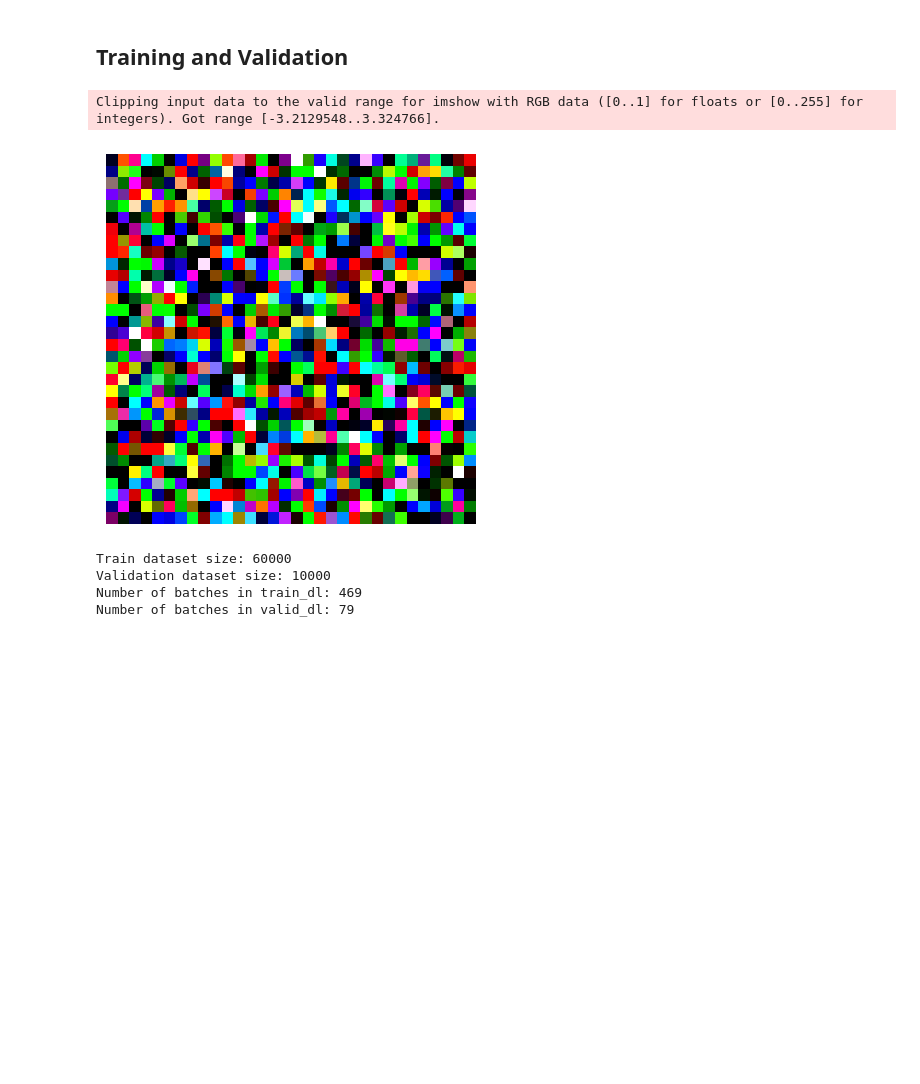
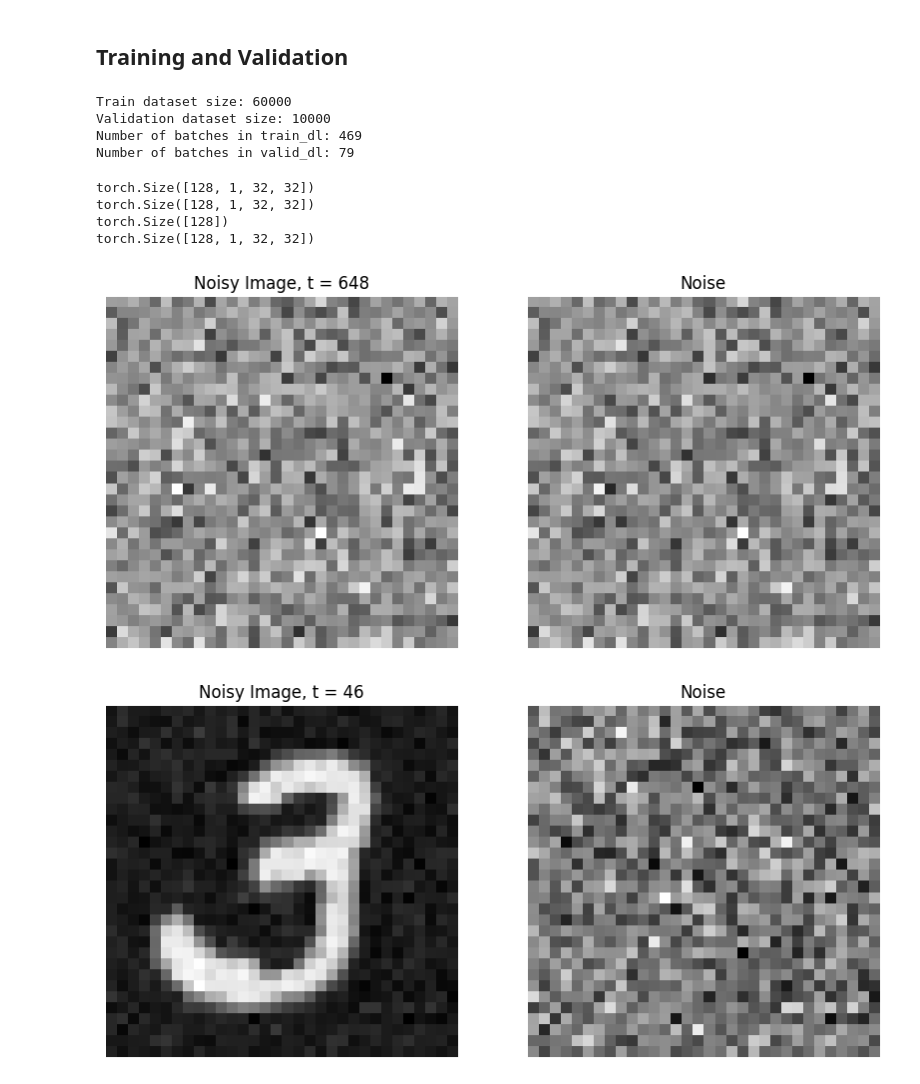
Before and after one commit to aryamanpandya99/computer_vision, a Jupyter notebook: ddpm.ipynb, the cells around one changed output. Saved outputs shown, nothing was run; the diff lists cells and outputs as text; code cells hidden in the pictures; blank space fills up the shorter version.

```diff
--- a/ddpm.ipynb
+++ b/ddpm.ipynb
@@ -233,7 +233,7 @@ class LeftBlock(nn.Module):
             in_channels: int,
             filters: list[int],
             num_layers: int,
-            has_attention: bool = False,
+            has_attention: list[bool] = [False, True, False],
             num_heads: int = 8,
             dropout: float = 0.2,
             timestep_emb_dim: int = None
@@ -253,15 +253,17 @@ class LeftBlock(nn.Module):
 
         for i in range(1, len(filters)):
             conv_blocks.append(ConvBlock(filters[i-1], filters[i], num_layers, timestep_emb_dim=timestep_emb_dim))
-            if has_attention:
+            if has_attention[i]:
                 attention_blocks.append(
                     Attention(
                         d_k=64,
-                        dropout=0.1,
+                        dropout=dropout,
                         num_heads=num_heads,
                         num_channels=filters[i],
                     )
                 )
+            else:
+                attention_blocks.append(None)
 
         self.conv_blocks = nn.ModuleList(conv_blocks)
         self.attention_blocks = nn.ModuleList(attention_blocks)
@@ -272,7 +274,7 @@ class LeftBlock(nn.Module):
         residual_outputs = []
         for i, conv_block in enumerate(self.conv_blocks):
             x = conv_block(x, timestep_emb)
-            if self.has_attention:
+            if self.has_attention[i]:
                 x = self.attention_blocks[i](x)
 
             residual_outputs.append(x)
@@ -289,7 +291,7 @@ class RightBlock(nn.Module):
             self,
             filters: list[int],
             num_layers: int,
-            has_attention: bool = False,
+            has_attention: list[bool] = [False, True, False],
             num_heads: int = 8,
             dropout: float = 0.2,
             timestep_emb_dim: int = None,
@@ -309,10 +311,13 @@ class RightBlock(nn.Module):
                 nn.ConvTranspose2d(filters[i+1], filters[i+1]//2, 2, stride=2)
             )
 
-            if has_attention:
+            if has_attention[i]:
                 attention_layers.append(
                     Attention(d_k=64, dropout=0.1, num_heads=num_heads, num_channels=filters[i+1]//2)
                 )
+            else:
+                attention_layers.append(None)
+
         conv_layers.append(
             ConvBlock(filters[-2], filters[-1], num_layers, timestep_emb_dim=timestep_emb_dim)
         )
@@ -333,7 +338,7 @@ class RightBlock(nn.Module):
             if i < len(self.upsample_layers):
                 x = self.upsample_layers[i](x)
 
-                if self.has_attention:
+                if self.has_attention[i]:
                     x = self.attention_layers[i](x)
 
         return x
@@ -528,11 +531,6 @@ def prepare_batch(x: torch.Tensor, T: int, alpha_bar: torch.Tensor):
     noisy_images = (alpha_bar_t.sqrt() * x) + ((1 - alpha_bar_t).sqrt() * e)
 
     return (noisy_images, t), e
-# %%
-show_torch_image(sample_inputs[0])
-# %% [output]
-Clipping input data to the valid range for imshow with RGB data ([0..1] for floats or [0..255] for integers). Got range [-3.2129548..3.324766].
-[figure, removed]
 # %%
 from torchvision import datasets, transforms
 from torch.utils.data import DataLoader
@@ -568,30 +566,40 @@ Number of batches in valid_dl: 79
 # %%
 samples = train_dl[0]
 print(samples[0].shape)
 beta_schedule = torch.linspace(0.0001, 0.02, 1000).to(device)
 alpha_bar = get_alpha_bar(beta_schedule)
 (noisy_images, t), noise = prepare_batch(samples[0], 1000, alpha_bar)
 
 # noise and the noisy images should have the same shape
 # t should be a tensor of shape (batch_size, )
 print(noisy_images.shape)
 print(t.shape)
 print(noise.shape)
 
-def image_noise_plot(noisy_images, t, noise, predicted_noise = None):
-    for i in range(16):
+def image_noise_plot(noisy_images, t, noise, num_samples=4, predicted_noise = None):
+    for i in range(num_samples):
         t_value = t[i].item()  # Get the scalar value from the tensor
-        fig, (ax1, ax2, ax3) = plt.subplots(1, 3, figsize=(10, 5))
+        if predicted_noise is not None:
+            fig, (ax1, ax2, ax3) = plt.subplots(1, 3, figsize=(10, 5))
+        else:
+            fig, (ax1, ax2) = plt.subplots(1, 2, figsize=(10, 5))
         ax1.imshow(noisy_images[i].cpu().squeeze().numpy(), cmap='gray')
         ax1.set_title(f'Noisy Image, t = {t_value}')
         ax1.axis('off')
         ax2.imshow(noise[i].cpu().squeeze().numpy(), cmap='gray')
         ax2.set_title('Noise')
         ax2.axis('off')
         if predicted_noise is not None:
             ax3.imshow(predicted_noise[i].cpu().squeeze().detach().numpy(), cmap='gray')
             ax3.set_title('Predicted Noise')
             ax3.axis('off')
         plt.show()
 
 image_noise_plot(noisy_images, t, noise)
+# %% [output]
+torch.Size([128, 1, 32, 32])
+torch.Size([128, 1, 32, 32])
+torch.Size([128])
+torch.Size([128, 1, 32, 32])
+[figure, added]
+[figure, added]
```
Also changed, not shown: parts of 18 cells of this notebook.
